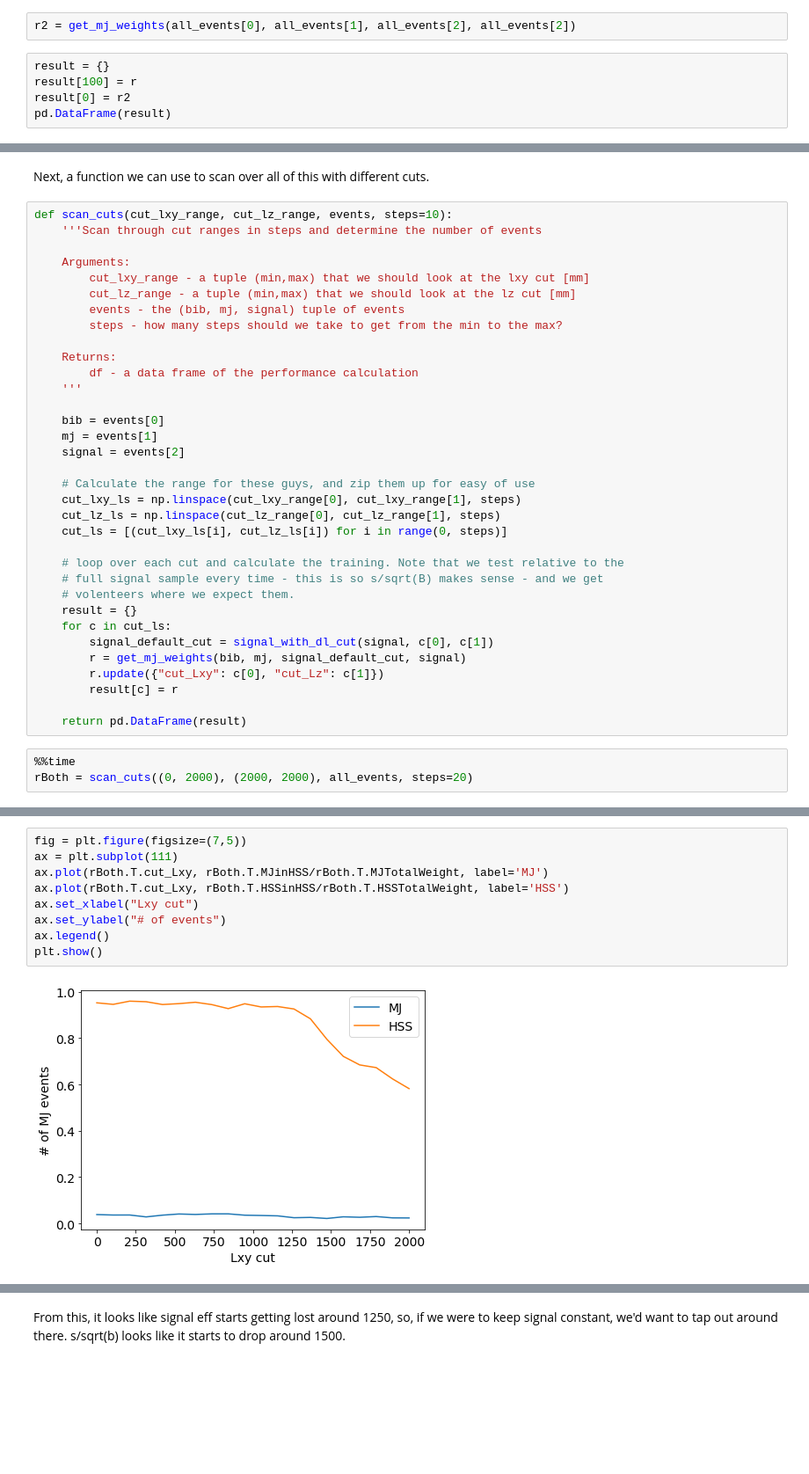
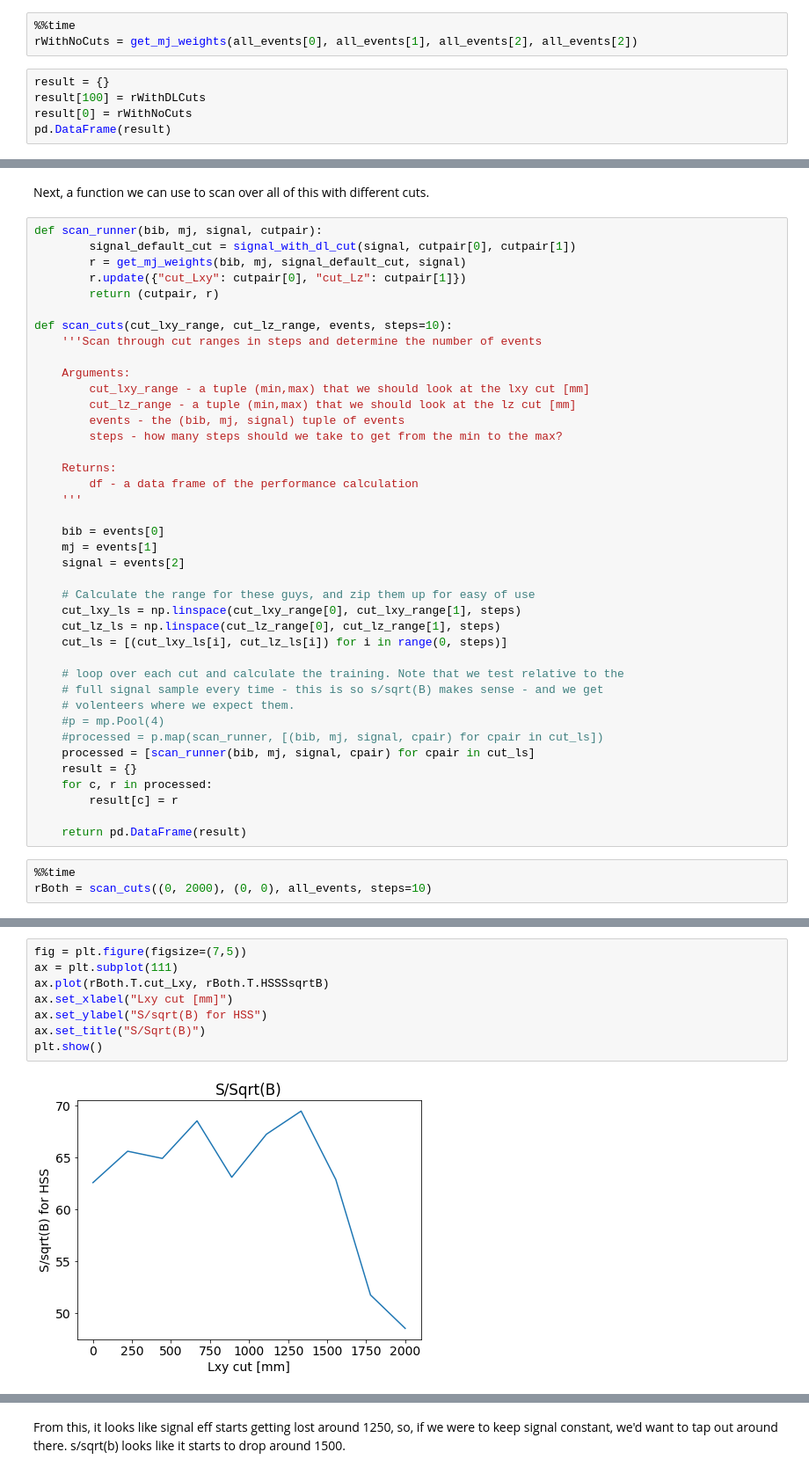
Before and after one commit to gordonwatts/JetCutStudies, a Jupyter notebook: notebooks/Using Lz and Lxy.ipynb, the cells around one changed output, grey strips where cells are left out. Shown at 88% size. Drawn from its saved outputs; the diff is of its cells as text; blank space fills up the shorter version.

Commit message:
Use the larger training samples and finish off studies with better looking plots.

```diff
--- a/notebooks/Using Lz and Lxy.ipynb
+++ b/notebooks/Using Lz and Lxy.ipynb
@@ -265,9 +271,10 @@ r = get_mj_weights(all_events[0], all_events[1], signal_default_cut, all_events[
 # %%
-r2 = get_mj_weights(all_events[0], all_events[1], all_events[2], all_events[2])
+%%time
+rWithNoCuts = get_mj_weights(all_events[0], all_events[1], all_events[2], all_events[2])
 # %%
 result = {}
-result[100] = r
-result[0] = r2
+result[100] = rWithDLCuts
+result[0] = rWithNoCuts
 pd.DataFrame(result)
 # %% [output]
 |  | 0 | 100 |
@@ -290,6 +297,12 @@ pd.DataFrame(result)
 # %% [markdown]
 Next, a function we can use to scan over all of this with different cuts.
 # %%
+def scan_runner(bib, mj, signal, cutpair):
+        signal_default_cut = signal_with_dl_cut(signal, cutpair[0], cutpair[1])
+        r = get_mj_weights(bib, mj, signal_default_cut, signal)
+        r.update({"cut_Lxy": cutpair[0], "cut_Lz": cutpair[1]})
+        return (cutpair, r)
+
 def scan_cuts(cut_lxy_range, cut_lz_range, events, steps=10):
     '''Scan through cut ranges in steps and determine the number of events
 
@@ -315,15 +328,15 @@ def scan_cuts(cut_lxy_range, cut_lz_range, events, steps=10):
     # loop over each cut and calculate the training. Note that we test relative to the
     # full signal sample every time - this is so s/sqrt(B) makes sense - and we get
     # volenteers where we expect them.
+    #p = mp.Pool(4)
+    #processed = p.map(scan_runner, [(bib, mj, signal, cpair) for cpair in cut_ls])
+    processed = [scan_runner(bib, mj, signal, cpair) for cpair in cut_ls]
     result = {}
-    for c in cut_ls:
-        signal_default_cut = signal_with_dl_cut(signal, c[0], c[1])
-        r = get_mj_weights(bib, mj, signal_default_cut, signal)
-        r.update({"cut_Lxy": c[0], "cut_Lz": c[1]})
+    for c, r in processed:
         result[c] = r
 
     return pd.DataFrame(result)
 # %%
 %%time
-rBoth = scan_cuts((0, 2000), (2000, 2000), all_events, steps=20)
+rBoth = scan_cuts((0, 2000), (0, 0), all_events, steps=10)
 # %% [output]
@@ -372,11 +408,10 @@ Name: MJinHSS, dtype: float64
 # %%
 fig = plt.figure(figsize=(7,5))
 ax = plt.subplot(111)
-ax.plot(rBoth.T.cut_Lxy, rBoth.T.MJinHSS/rBoth.T.MJTotalWeight, label='MJ')
-ax.plot(rBoth.T.cut_Lxy, rBoth.T.HSSinHSS/rBoth.T.HSSTotalWeight, label='HSS')
-ax.set_xlabel("Lxy cut")
-ax.set_ylabel("# of events")
-ax.legend()
+ax.plot(rBoth.T.cut_Lxy, rBoth.T.HSSSsqrtB)
+ax.set_xlabel("Lxy cut [mm]")
+ax.set_ylabel("S/sqrt(B) for HSS")
+ax.set_title("S/Sqrt(B)")
 plt.show()
 # %% [output]
-[figure, old version]
+[figure, new version]
```
Also changed, not shown: parts of 20 cells of this notebook.
